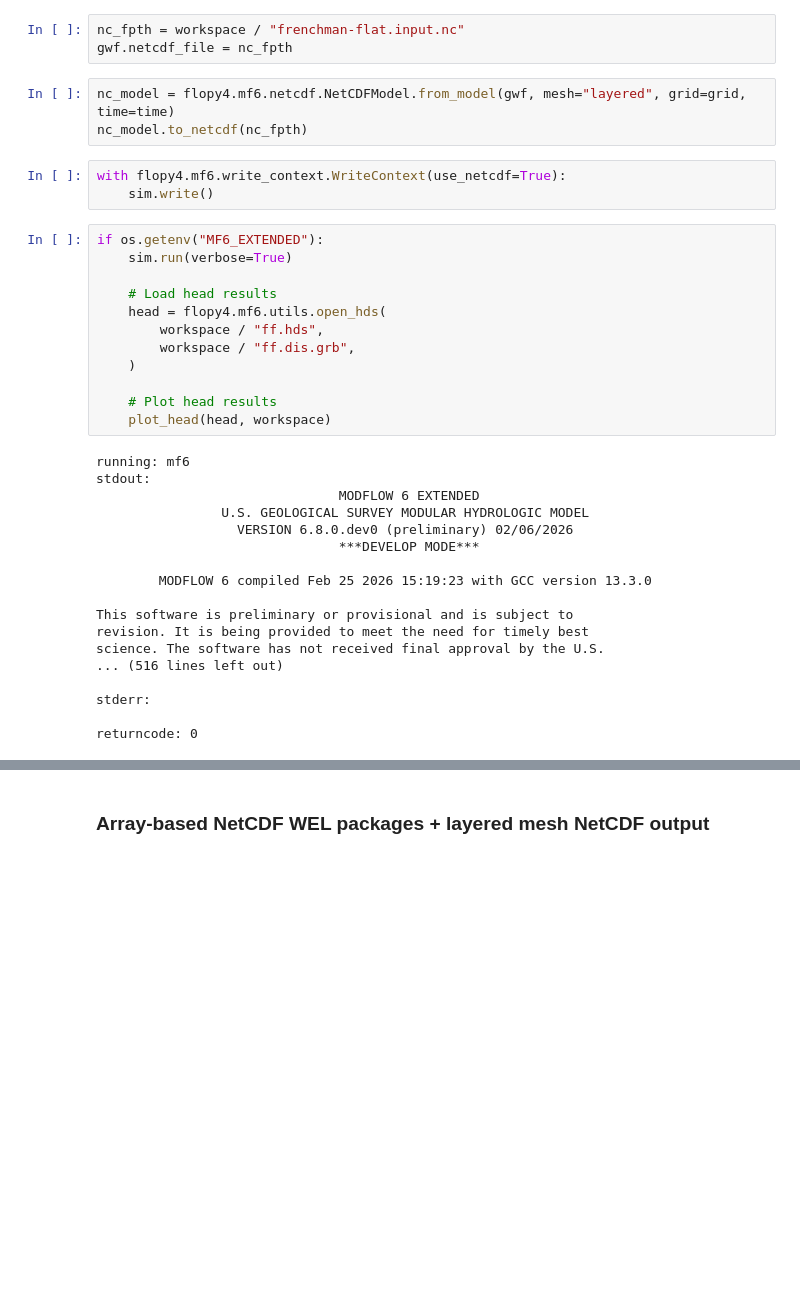
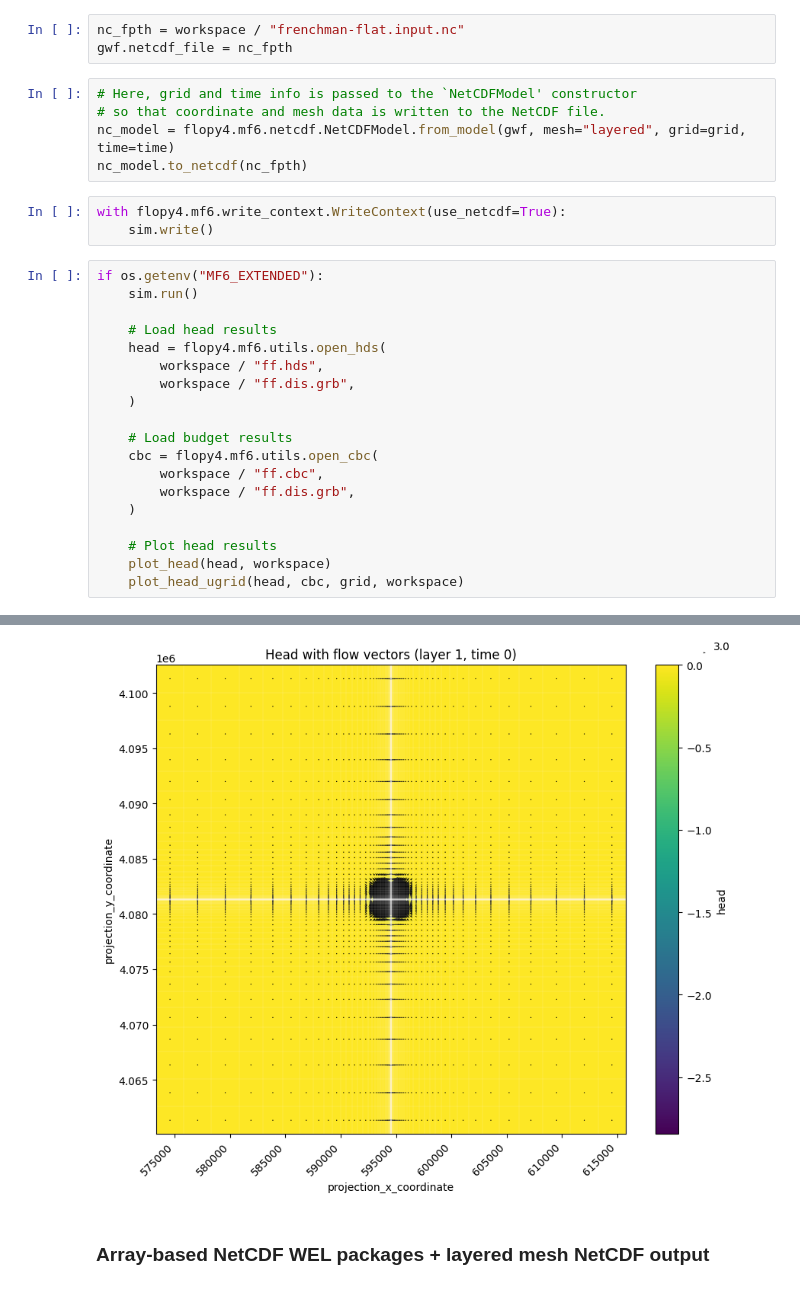
Before and after one commit to modflowpy/pyphoenix-project, a Jupyter notebook: docs/examples/frenchman-flat.ipynb, the cells around one changed output, grey strips where cells are left out. Drawn from its saved outputs; the diff is of its cells as text; blank space fills up the shorter version.

```diff
--- a/docs/examples/frenchman-flat.ipynb
+++ b/docs/examples/frenchman-flat.ipynb
@@ -726,6 +790,8 @@ sim.workspace = workspace
 nc_fpth = workspace / "frenchman-flat.input.nc"
 gwf.netcdf_file = nc_fpth
 # %%
+# Here, grid and time info is passed to the `NetCDFModel' constructor
+# so that coordinate and mesh data is written to the NetCDF file.
 nc_model = flopy4.mf6.netcdf.NetCDFModel.from_model(gwf, mesh="layered", grid=grid, time=time)
 nc_model.to_netcdf(nc_fpth)
 # %%
@@ -733,35 +799,26 @@ with flopy4.mf6.write_context.WriteContext(use_netcdf=True):
     sim.write()
 # %%
 if os.getenv("MF6_EXTENDED"):
-    sim.run(verbose=True)
+    sim.run()
 
     # Load head results
     head = flopy4.mf6.utils.open_hds(
         workspace / "ff.hds",
         workspace / "ff.dis.grb",
     )
 
+    # Load budget results
+    cbc = flopy4.mf6.utils.open_cbc(
+        workspace / "ff.cbc",
+        workspace / "ff.dis.grb",
+    )
+
     # Plot head results
     plot_head(head, workspace)
+    plot_head_ugrid(head, cbc, grid, workspace)
 # %% [output]
-running: mf6
-stdout:
-                               MODFLOW 6 EXTENDED
-                U.S. GEOLOGICAL SURVEY MODULAR HYDROLOGIC MODEL
-                  VERSION 6.8.0.dev0 (preliminary) 02/06/2026
-                               ***DEVELOP MODE***
-
-        MODFLOW 6 compiled Feb 25 2026 15:19:23 with GCC version 13.3.0
-
-This software is preliminary or provisional and is subject to
-revision. It is being provided to meet the need for timely best
-science. The software has not received final approval by the U.S.
-... (516 lines left out)
-
-stderr:
-
-returncode: 0
 [figure]
+[figure, added]
 # %% [markdown]
 ### Array-based NetCDF WEL packages + layered mesh NetCDF output
 # %% [markdown]
```
Also changed, not shown: parts of 19 cells of this notebook, 25 other files.
